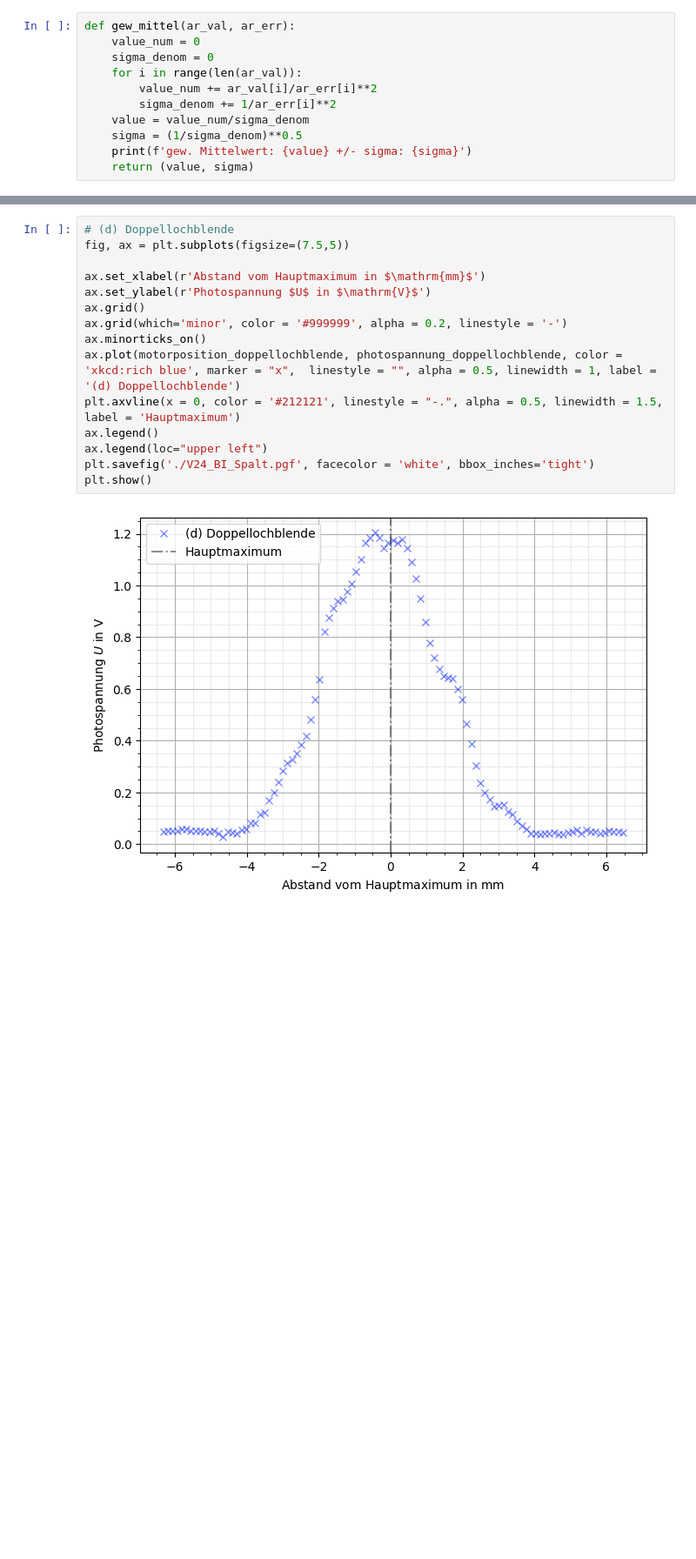
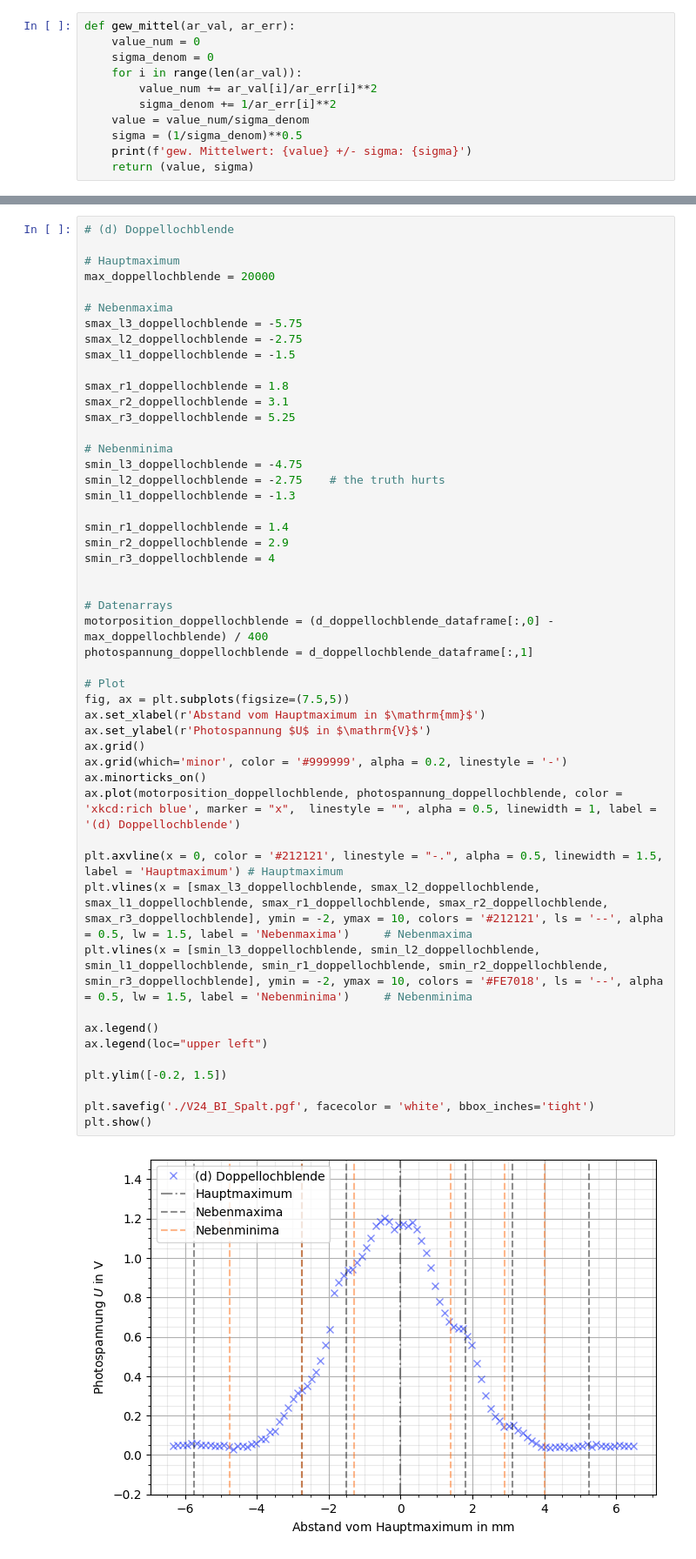
Before and after one commit to CVC97/ExPhy-III-Praktikum, a Jupyter notebook: 24_BILSL/24_BILSL.ipynb, the cells around one changed output, grey strips where cells are left out. Shown at 87% size. Drawn from its saved outputs; the diff is of its cells as text; blank space fills up the shorter version.

```diff
--- a/24_BILSL/24_BILSL.ipynb
+++ b/24_BILSL/24_BILSL.ipynb
@@ -171,19 +240,53 @@ plt.show()
 # %%
 # (d) Doppellochblende
+
+# Hauptmaximum
+max_doppellochblende = 20000
+
+# Nebenmaxima
+smax_l3_doppellochblende = -5.75
+smax_l2_doppellochblende = -2.75
+smax_l1_doppellochblende = -1.5
+
+smax_r1_doppellochblende = 1.8
+smax_r2_doppellochblende = 3.1
+smax_r3_doppellochblende = 5.25
+
+# Nebenminima
+smin_l3_doppellochblende = -4.75
+smin_l2_doppellochblende = -2.75    # the truth hurts
+smin_l1_doppellochblende = -1.3
+
+smin_r1_doppellochblende = 1.4
+smin_r2_doppellochblende = 2.9
+smin_r3_doppellochblende = 4
+
+
+# Datenarrays
+motorposition_doppellochblende = (d_doppellochblende_dataframe[:,0] - max_doppellochblende) / 400
+photospannung_doppellochblende = d_doppellochblende_dataframe[:,1]
+
+# Plot
 fig, ax = plt.subplots(figsize=(7.5,5))
-
 ax.set_xlabel(r'Abstand vom Hauptmaximum in $\mathrm{mm}$')
 ax.set_ylabel(r'Photospannung $U$ in $\mathrm{V}$')
 ax.grid()
 ax.grid(which='minor', color = '#999999', alpha = 0.2, linestyle = '-')
 ax.minorticks_on()
 ax.plot(motorposition_doppellochblende, photospannung_doppellochblende, color = 'xkcd:rich blue', marker = "x",  linestyle = "", alpha = 0.5, linewidth = 1, label = '(d) Doppellochblende')
-plt.axvline(x = 0, color = '#212121', linestyle = "-.", alpha = 0.5, linewidth = 1.5, label = 'Hauptmaximum')
+
+plt.axvline(x = 0, color = '#212121', linestyle = "-.", alpha = 0.5, linewidth = 1.5, label = 'Hauptmaximum') # Hauptmaximum
+plt.vlines(x = [smax_l3_doppellochblende, smax_l2_doppellochblende, smax_l1_doppellochblende, smax_r1_doppellochblende, smax_r2_doppellochblende, smax_r3_doppellochblende], ymin = -2, ymax = 10, colors = '#212121', ls = '--', alpha = 0.5, lw = 1.5, label = 'Nebenmaxima')     # Nebenmaxima
+plt.vlines(x = [smin_l3_doppellochblende, smin_l2_doppellochblende, smin_l1_doppellochblende, smin_r1_doppellochblende, smin_r2_doppellochblende, smin_r3_doppellochblende], ymin = -2, ymax = 10, colors = '#FE7018', ls = '--', alpha = 0.5, lw = 1.5, label = 'Nebenminima')     # Nebenminima
+
 ax.legend()
 ax.legend(loc="upper left")
+
+plt.ylim([-0.2, 1.5])
+
 plt.savefig('./V24_BI_Spalt.pgf', facecolor = 'white', bbox_inches='tight')
 plt.show()
 # %% [output]
-[figure, old version]
+[figure, new version]
 # %%
 # (e) Gitter
```
Also changed, not shown: parts of 6 cells of this notebook.
